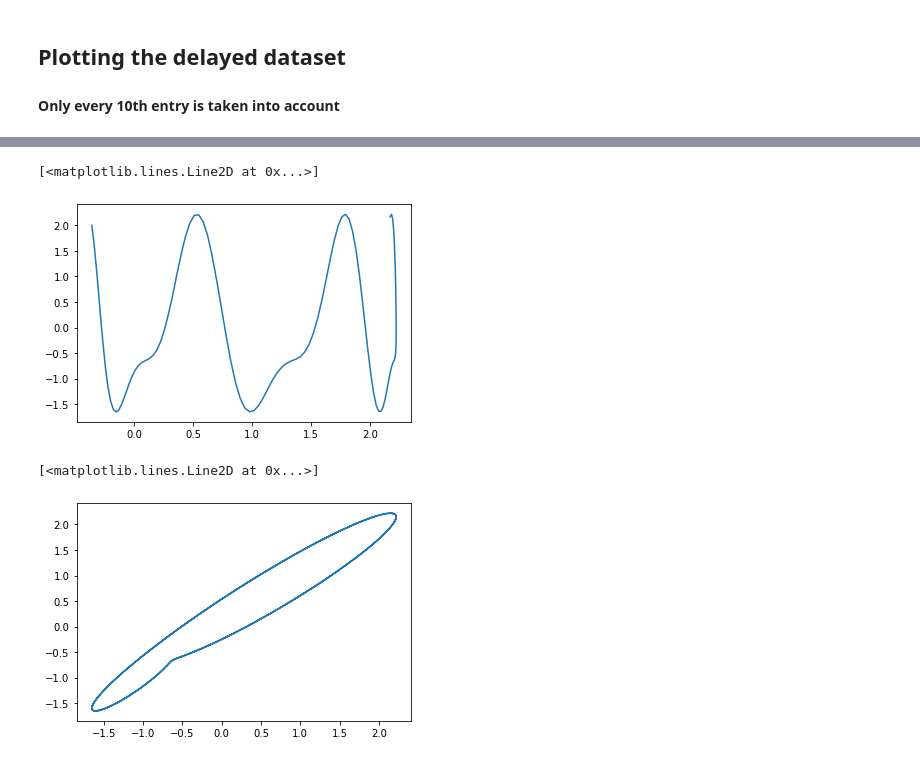
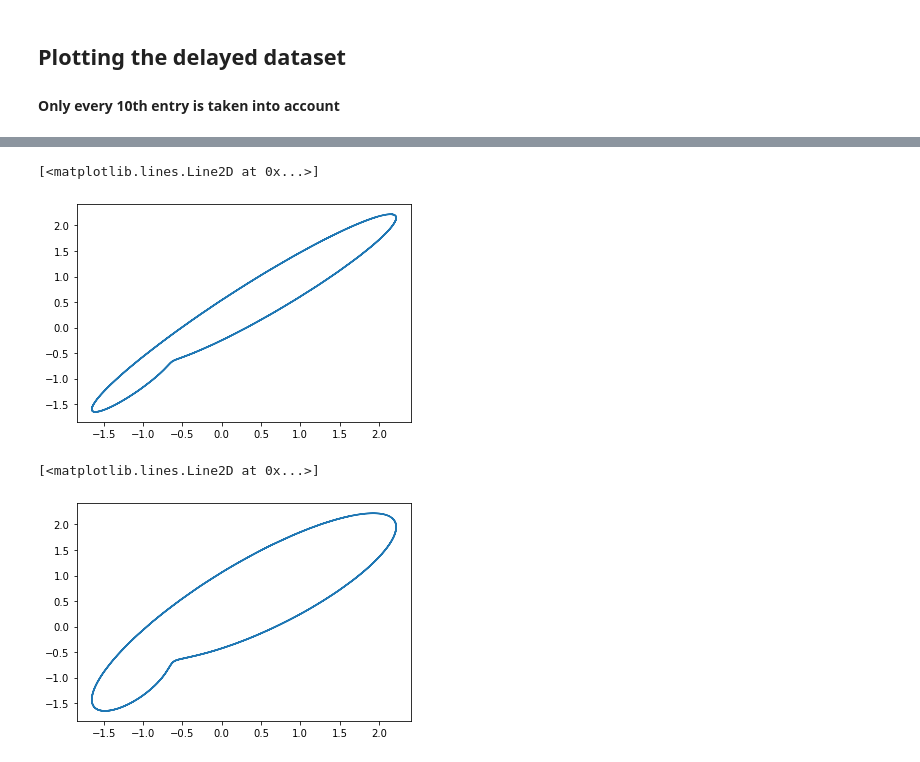
Before and after one commit to evtodorov/MLCMS, a Jupyter notebook: Exercise_5/Task_4_1.ipynb, the cells around one changed output, grey strips where cells are left out. Cells and saved outputs as stored; diff of their text form; code cells hidden in the pictures.

```diff
--- a/Exercise_5/Task_4_1.ipynb
+++ b/Exercise_5/Task_4_1.ipynb
@@ -43,10 +44,31 @@ plt.plot(t_delay,data_delay)
+# %%
+data_delay_10 = data[:,0][10:1000]
+data_delay_20 = data[:,0][20:1000]
+data_delay_50 = data[:,0][50:1000]
+data_delay_70 = data[:,0][70:1000]
+data_delay_80 = data[:,0][80:1000]
+data_delay_90 = data[:,0][90:1000]
+data_delay_100 = data[:,0][100:1000]
+data_delay_110 = data[:,0][110:1000]
+data_delay_120 = data[:,0][120:1000]
+data_delay_130 = data[:,0][130:1000]
+data_delay_140 = data[:,0][140:1000]
+data_delay_150 = data[:,0][150:1000]
+data_delay_160 = data[:,0][160:1000]
+data_delay_170 = data[:,0][170:1000]
+data_delay_180 = data[:,0][180:1000]
+data_delay_190 = data[:,0][190:1000]
+data_delay_200 = data[:,0][200:1000]
+data_delay_220 = data[:,0][220:1000]
+data_delay_240 = data[:,0][240:1000]
+data_delay_300 = data[:,0][300:1000]
 # %%
-plt.plot(data[:,0][0:100],data_delay1)
+plt.plot(data[:,0][0:990],data_delay_10)
 # %% [output]
 [<matplotlib.lines.Line2D at 0x...>]
-[figure, old version]
+[figure, new version]
 # %%
-plt.plot(data[:,0][0:990],data_delay2)
+plt.plot(data[:,0][0:980],data_delay_20)
 # %% [output]
 [<matplotlib.lines.Line2D at 0x...>]
-[figure, old version]
+[figure, new version]
```
Also changed, not shown: parts of 31 cells of this notebook, 1 other file.
